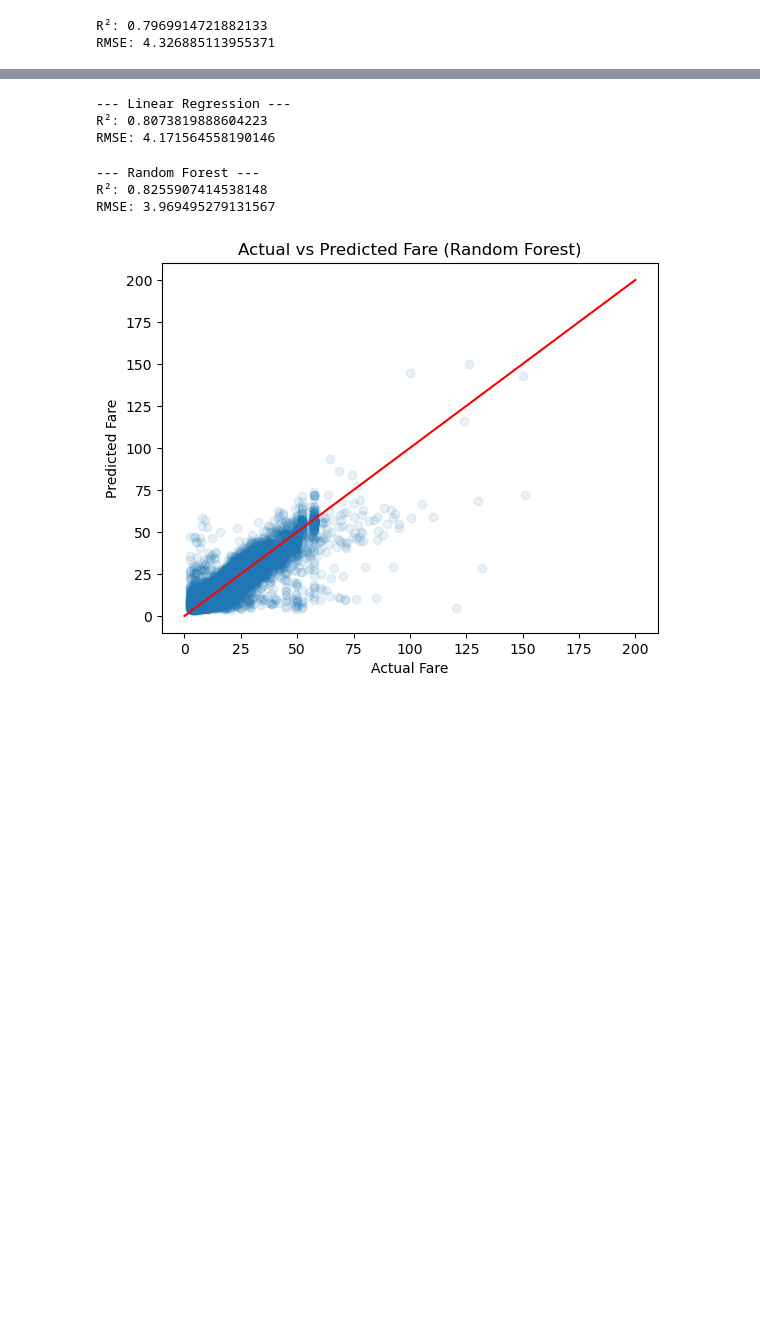
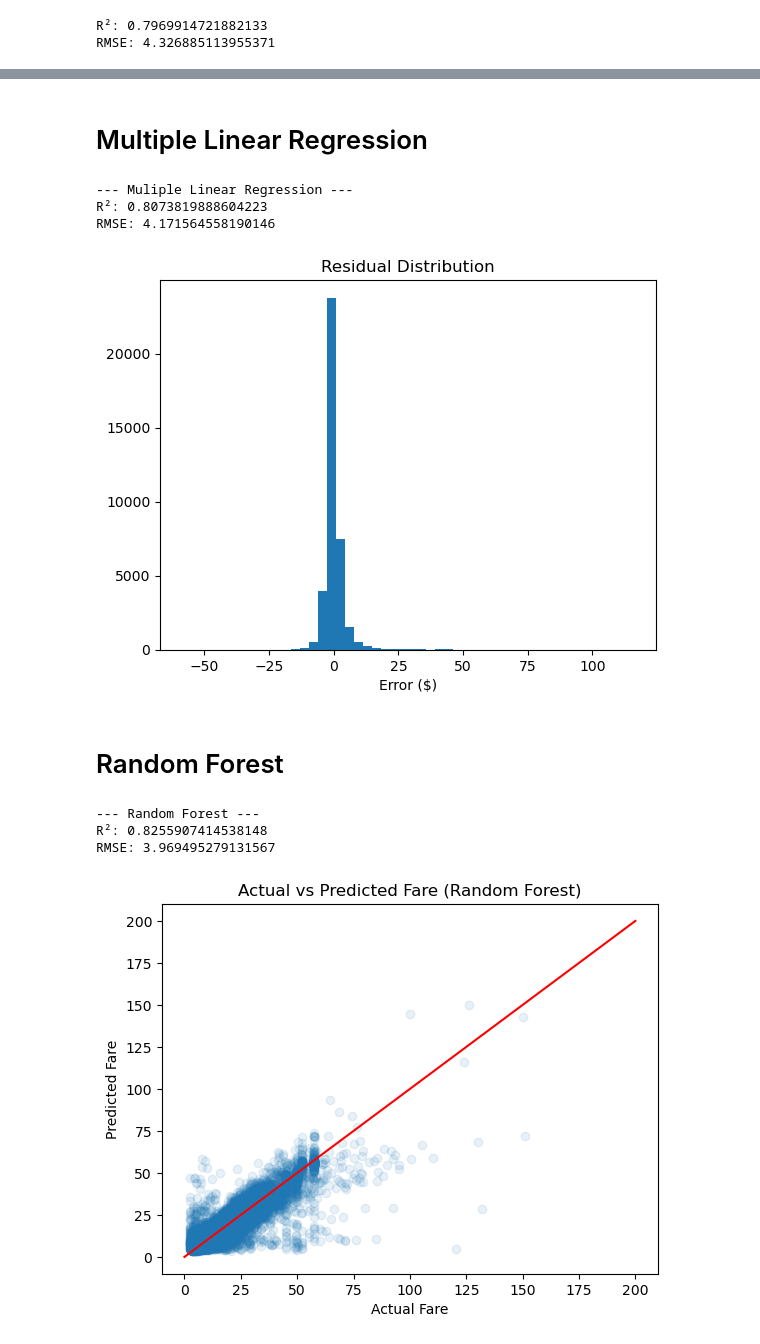
Before and after one commit to ZAKXIES2006/UBER-RIDE-PRICE-PREDICTION, a Jupyter notebook: UberPricePredictor.ipynb, the cells around one changed output, grey strips where cells are left out. Drawn from its saved outputs; the diff is of its cells as text; code cells hidden in the pictures; blank space fills up the shorter version.

```diff
--- a/UberPricePredictor.ipynb
+++ b/UberPricePredictor.ipynb
@@ -315,21 +317,32 @@ plt.show()
+# %% [markdown]
+# Multiple Linear Regression
 # %%
 # Features and target
 X = df1.drop(columns=['fare_amount'])
-y = df1['fare_amount']
+Y = df1['fare_amount']
 
 # Split
-X_train, X_test, y_train, y_test = train_test_split(X, y, test_size=0.2, random_state=42)
+X_train, X_test, Y_train, Y_test = train_test_split(X, Y, test_size=0.2, random_state=42)
 
 # Linear Regression
 lr_model = LinearRegression()
-lr_model.fit(X_train, y_train)
+lr_model.fit(X_train, Y_train)
 lr_pred = lr_model.predict(X_test)
-print('--- Linear Regression ---')
-print('R²:', r2_score(y_test, lr_pred))
-print('RMSE:', np.sqrt(mean_squared_error(y_test, lr_pred)))
+print('--- Muliple Linear Regression ---')
+print('R²:', r2_score(Y_test, lr_pred))
+print('RMSE:', np.sqrt(mean_squared_error(Y_test, lr_pred)))
+
+residuals = Y_test - lr_pred
+plt.hist(residuals, bins=50)
+plt.xlabel('Error ($)')
+plt.title('Residual Distribution')
+plt.show()
 # %% [output]
---- Linear Regression ---
+--- Muliple Linear Regression ---
 R²: 0.8073819888604223
 RMSE: 4.171564558190146
+[figure, added]
+# %% [markdown]
+# Random Forest
 # %%
 # Random Forest
```
Also changed, not shown: parts of 12 cells of this notebook.
